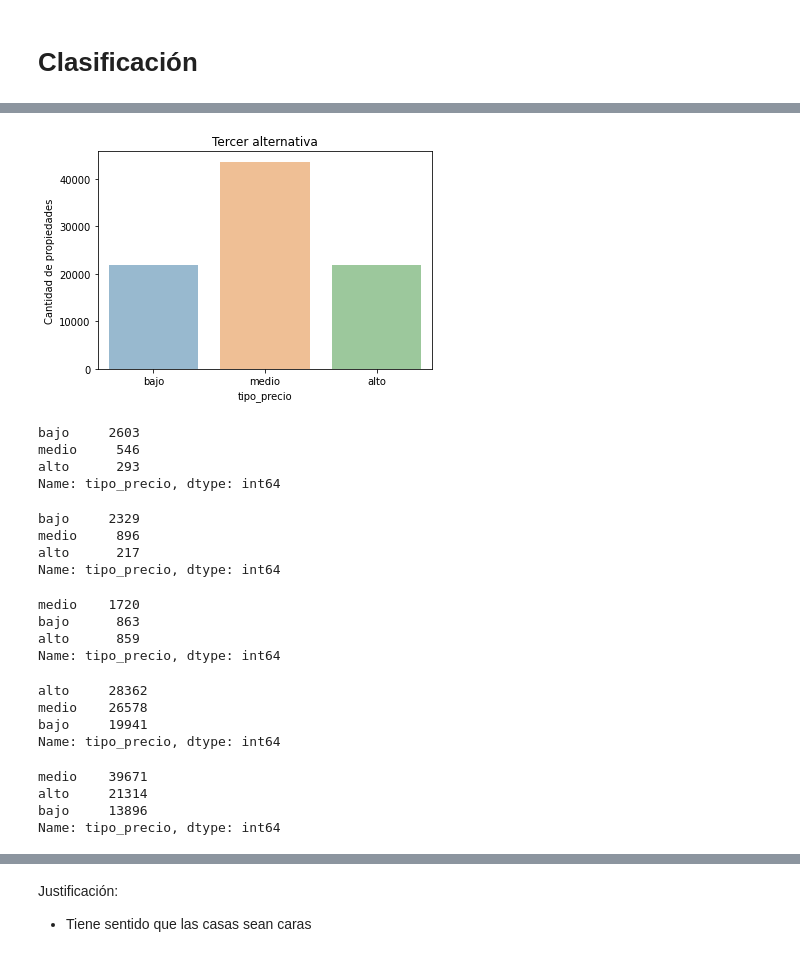
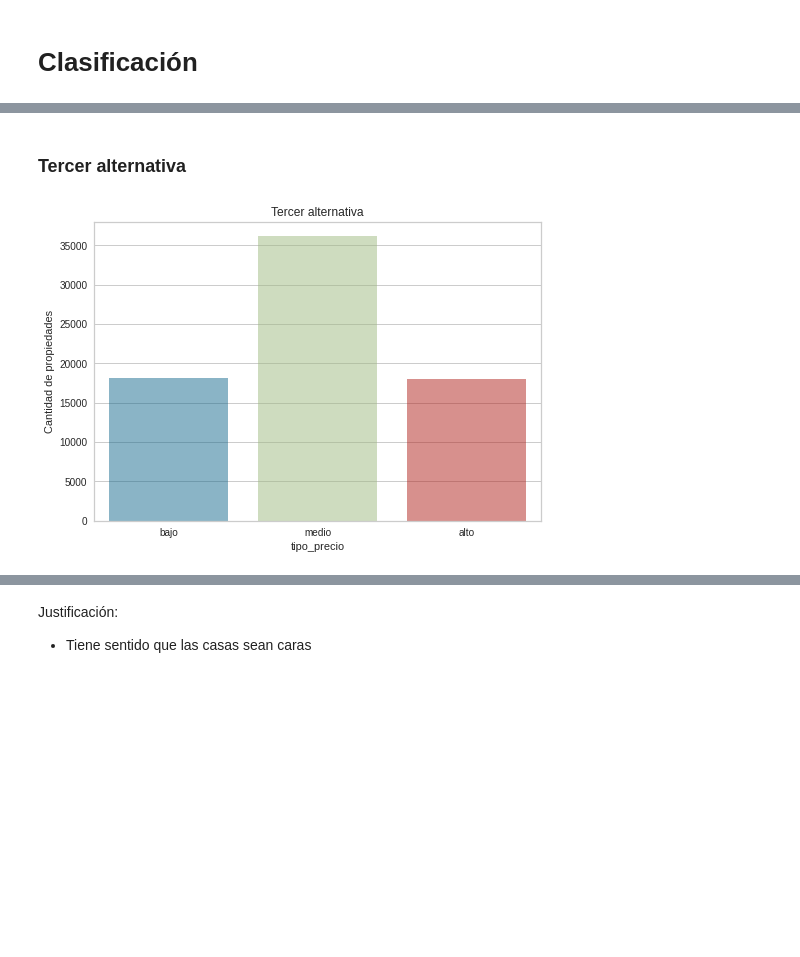
Before and after one commit to lucialiceri/7506R-2C2022-GRUPO17, a Jupyter notebook: 7506R_TP1_GRUPO17_ENTREGA.ipynb, the cells around one changed output, grey strips where cells are left out. Cells and saved outputs as stored; diff of their text form; code cells hidden in the pictures; blank space fills up the shorter version.

```diff
--- a/7506R_TP1_GRUPO17_ENTREGA.ipynb
+++ b/7506R_TP1_GRUPO17_ENTREGA.ipynb
@@ -1196,0 +1328,13 @@ df_propiedades_tercer_alternativa = df_propiedades_clasificacion.copy()
+# %%
+df_propiedades_train_clasificacion = pd.read_csv('/content/df_propiedades_train.csv')
+df_precio_train = pd.read_csv('/content/df_precio_train.csv')
+df_propiedades_test_clasificacion = pd.read_csv('/content/df_propiedades_test.csv')
+df_precio_test = pd.read_csv('/content/df_precio_test.csv')
+# %%
+df_propiedades_train_clasificacion.loc[:, 'precio'] = df_precio_train
+df_propiedades_test_clasificacion.loc[:, 'precio'] = df_precio_test
+# %%
+df_precio_por_m2_train = df_propiedades_train_clasificacion['precio'] // df_propiedades_train_clasificacion["superficie_total"]
+df_precio_por_m2_test = df_propiedades_test_clasificacion['precio'] // df_propiedades_test_clasificacion["superficie_total"]
+
+labels = ["bajo", "medio", "alto"]
@@ -1197,3 +1411,7 @@ df_propiedades_tercer_alternativa = df_propiedades_clasificacion.copy()
+# %% [markdown]
+### Tercer alternativa
+# %%
+df_propiedades_tercer_alternativa = df_propiedades_train_clasificacion.join(pd.Series(df_precio_por_m2_train, name='precio_por_m2'))
 # %%
 df_propiedades_tercer_alternativa.loc[df_propiedades_tercer_alternativa["tipo"] == "Casa", "tipo_precio"] = pd.qcut(df_propiedades_tercer_alternativa.loc[df_propiedades_tercer_alternativa["tipo"] == "Casa", "precio_por_m2"], q=[0,0.25,0.75,1], labels=labels)
 df_propiedades_tercer_alternativa.loc[df_propiedades_tercer_alternativa["tipo"] == "Departamento", "tipo_precio"] = pd.qcut(df_propiedades_tercer_alternativa.loc[df_propiedades_tercer_alternativa["tipo"] == "Departamento", "precio_por_m2"], q=[0,0.25,0.75,1], labels=labels)
@@ -1201,45 +1421,10 @@ df_propiedades_tercer_alternativa.loc[df_propiedades_tercer_alternativa["tipo"]
 # %%
 df_agrupado_tipo_precio = df_propiedades_tercer_alternativa.groupby(['tipo_precio']).count()
 
 eje_x = df_agrupado_tipo_precio.index.tolist()   ## Declaramos valores para el eje x
-eje_y = df_agrupado_tipo_precio['fecha_inicio'].tolist()  ## Declaramos valores para el eje y
+eje_y = df_agrupado_tipo_precio['tipo'].tolist()  ## Declaramos valores para el eje y
 
 sns_bar_plot=sns.barplot(x=eje_x, y=eje_y, data=df_agrupado_tipo_precio ,alpha=0.5).set(title="Tercer alternativa",ylabel='Cantidad de propiedades',xlabel='tipo_precio')
 plt.show()
 # %% [output]
-[figure, old version]
+[figure, new version]
-# %%
-df_propiedades_primer_alternativa.loc[df_propiedades_primer_alternativa["tipo"] == "Casa", "tipo_precio"].value_counts()
-# %% [output]
-bajo     2603
-medio     546
-alto      293
-Name: tipo_precio, dtype: int64
-# %%
-df_propiedades_segunda_alternativa.loc[df_propiedades_segunda_alternativa["tipo"] == "Casa", "tipo_precio"].value_counts()
-# %% [output]
-bajo     2329
-medio     896
-alto      217
-Name: tipo_precio, dtype: int64
-# %%
-df_propiedades_tercer_alternativa.loc[df_propiedades_tercer_alternativa["tipo"] == "Casa", "tipo_precio"].value_counts()
-# %% [output]
-medio    1720
-bajo      863
-alto      859
-Name: tipo_precio, dtype: int64
-# %%
-df_propiedades_primer_alternativa.loc[df_propiedades_primer_alternativa["tipo"] == "Departamento", "tipo_precio"].value_counts()
-# %% [output]
-alto     28362
-medio    26578
-bajo     19941
-Name: tipo_precio, dtype: int64
-# %%
-df_propiedades_segunda_alternativa.loc[df_propiedades_segunda_alternativa["tipo"] == "Departamento", "tipo_precio"].value_counts()
-# %% [output]
-medio    39671
-alto     21314
-bajo     13896
-Name: tipo_precio, dtype: int64
```
Also changed, not shown: parts of 359 cells of this notebook.
